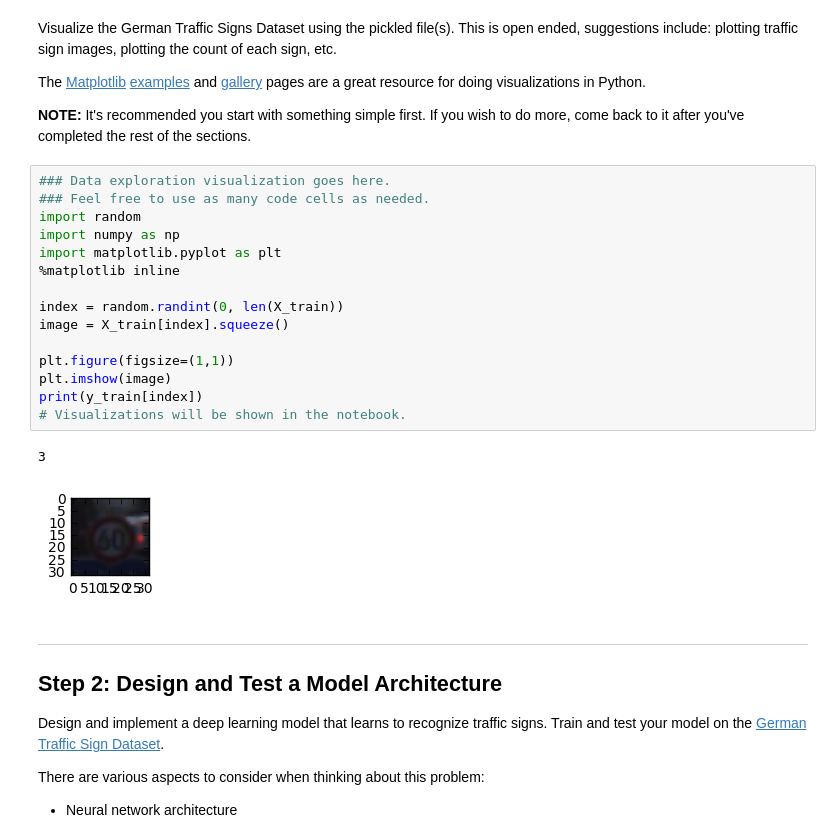
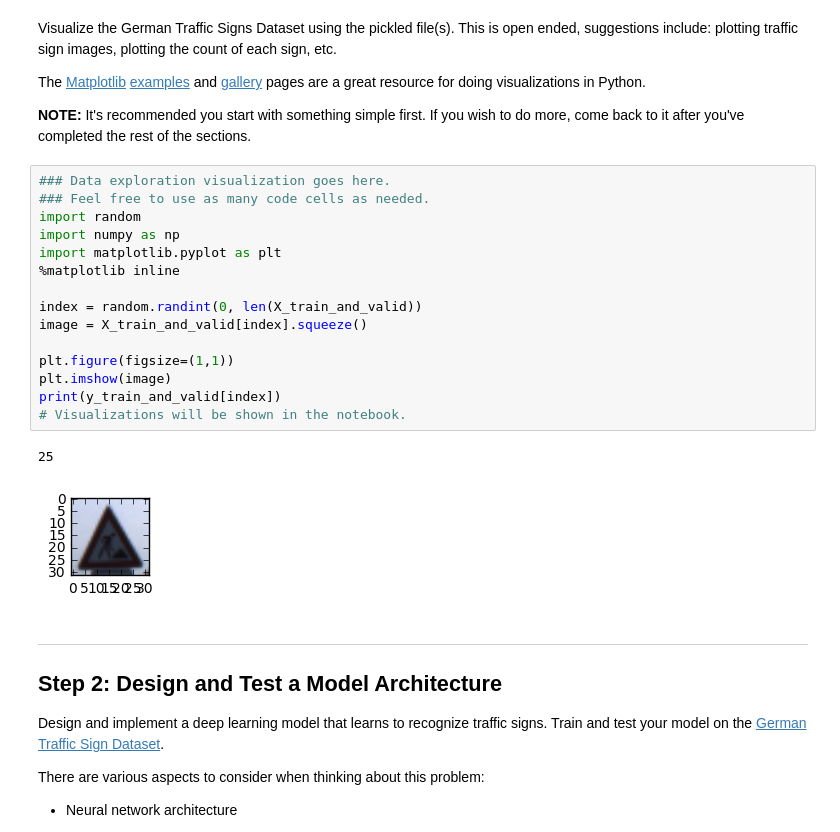
Before and after one commit to ralwood/CarND-Traffic-Signs, a Jupyter notebook: Traffic_Sign_Classifier.ipynb, the cells around one changed output. Saved outputs shown, nothing was run; the diff lists cells and outputs as text.

```diff
--- a/Traffic_Sign_Classifier.ipynb
+++ b/Traffic_Sign_Classifier.ipynb
@@ -77,21 +77,21 @@ The [Matplotlib](http://matplotlib.org/) [examples](http://matplotlib.org/exampl
 # %%
 ### Data exploration visualization goes here.
 ### Feel free to use as many code cells as needed.
 import random
 import numpy as np
 import matplotlib.pyplot as plt
 %matplotlib inline
 
-index = random.randint(0, len(X_train))
-image = X_train[index].squeeze()
+index = random.randint(0, len(X_train_and_valid))
+image = X_train_and_valid[index].squeeze()
 
 plt.figure(figsize=(1,1))
 plt.imshow(image)
-print(y_train[index])
+print(y_train_and_valid[index])
 # Visualizations will be shown in the notebook.
 # %% [output]
-3
+25
-[figure, old version]
+[figure, new version]
 # %% [markdown]
 ----
 
```
Also changed, not shown: parts of 3 cells of this notebook.
